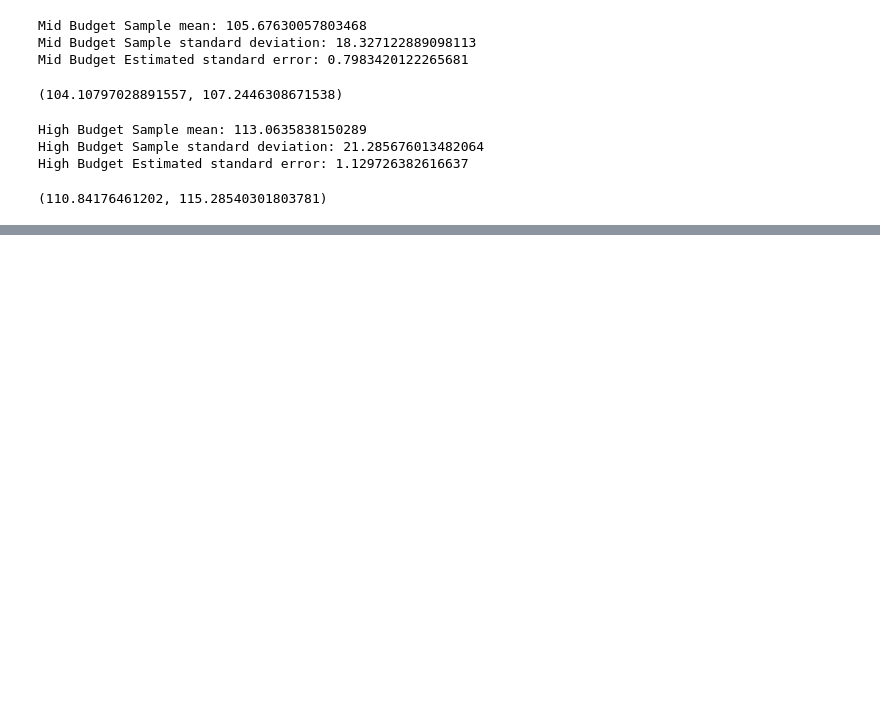
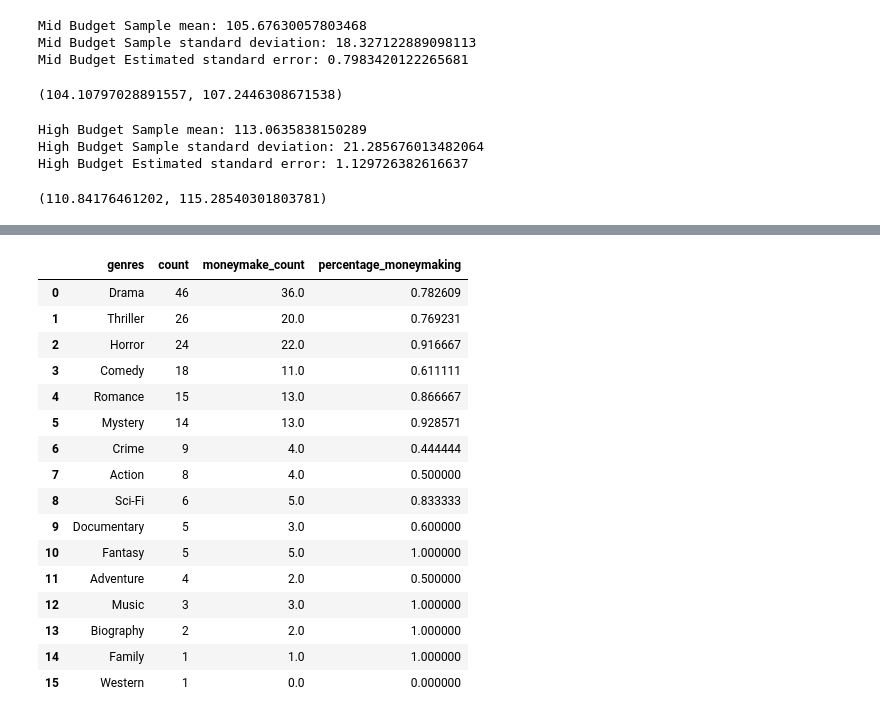
Before and after one commit to sunnywithcurlyhair/DS_Project_2, a Jupyter notebook: Notebooks/Visualization_Analysis.ipynb, the cells around one changed output, grey strips where cells are left out. Cells and saved outputs as stored; diff of their text form; code cells hidden in the pictures; blank space fills up the shorter version.

Commit message:
work on the final notebook and some genre anaylsis

```diff
--- a/Notebooks/Visualization_Analysis.ipynb
+++ b/Notebooks/Visualization_Analysis.ipynb
@@ -171,0 +124,32 @@ low_budget_genres.groupby('genres').agg(
+# %%
+num_low_genres = low_budget_genres['genres'].value_counts()
+num_low_genres = num_low_genres.to_frame().reset_index()
+
+low_budget_genres_moneymaking = low_budget_genres[low_budget_genres['WW_success'] > 1]
+num_low_budget_genres_moneymaking = low_budget_genres_moneymaking['genres'].value_counts()
+num_low_budget_genres_moneymaking = num_low_budget_genres_moneymaking.to_frame().reset_index()
+num_low_budget_genres_moneymaking= num_low_budget_genres_moneymaking.rename(columns = {'count':'moneymake_count'})
+
+low_budget_ratio = pd.merge(num_low_genres, num_low_budget_genres_moneymaking, right_on = 'genres', left_on = 'genres', how = 'outer')
+low_budget_ratio = low_budget_ratio.fillna(0)
+
+low_budget_ratio['percentage_moneymaking'] = (low_budget_ratio['moneymake_count']/low_budget_ratio['count'])*100
+low_budget_ratio
+# %% [output]
+|  | genres | count | moneymake_count | percentage_moneymaking |
+| 0 | Drama | 46 | 36.0 | 0.782609 |
+| 1 | Thriller | 26 | 20.0 | 0.769231 |
+| 2 | Horror | 24 | 22.0 | 0.916667 |
+| 3 | Comedy | 18 | 11.0 | 0.611111 |
+| 4 | Romance | 15 | 13.0 | 0.866667 |
+| 5 | Mystery | 14 | 13.0 | 0.928571 |
+| 6 | Crime | 9 | 4.0 | 0.444444 |
+| 7 | Action | 8 | 4.0 | 0.500000 |
+| 8 | Sci-Fi | 6 | 5.0 | 0.833333 |
+| 9 | Documentary | 5 | 3.0 | 0.600000 |
+| 10 | Fantasy | 5 | 5.0 | 1.000000 |
+| 11 | Adventure | 4 | 2.0 | 0.500000 |
+| 12 | Music | 3 | 3.0 | 1.000000 |
+| 13 | Biography | 2 | 2.0 | 1.000000 |
+| 14 | Family | 1 | 1.0 | 1.000000 |
+| 15 | Western | 1 | 0.0 | 0.000000 |
```
Also changed, not shown: parts of 9 cells of this notebook, 2 other files.
